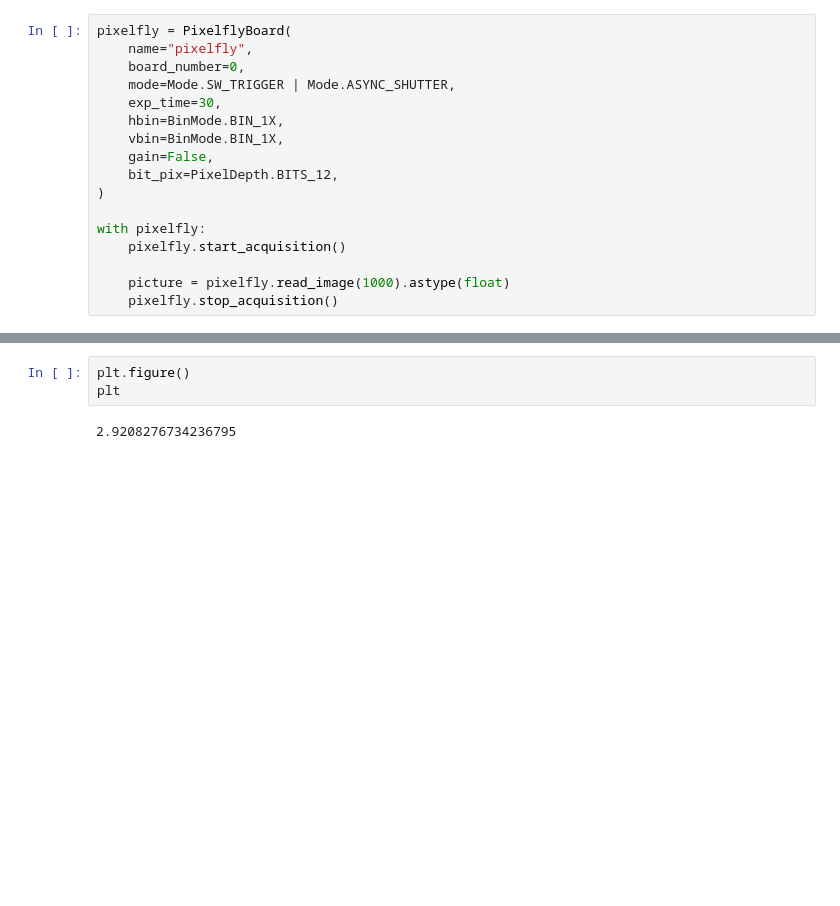
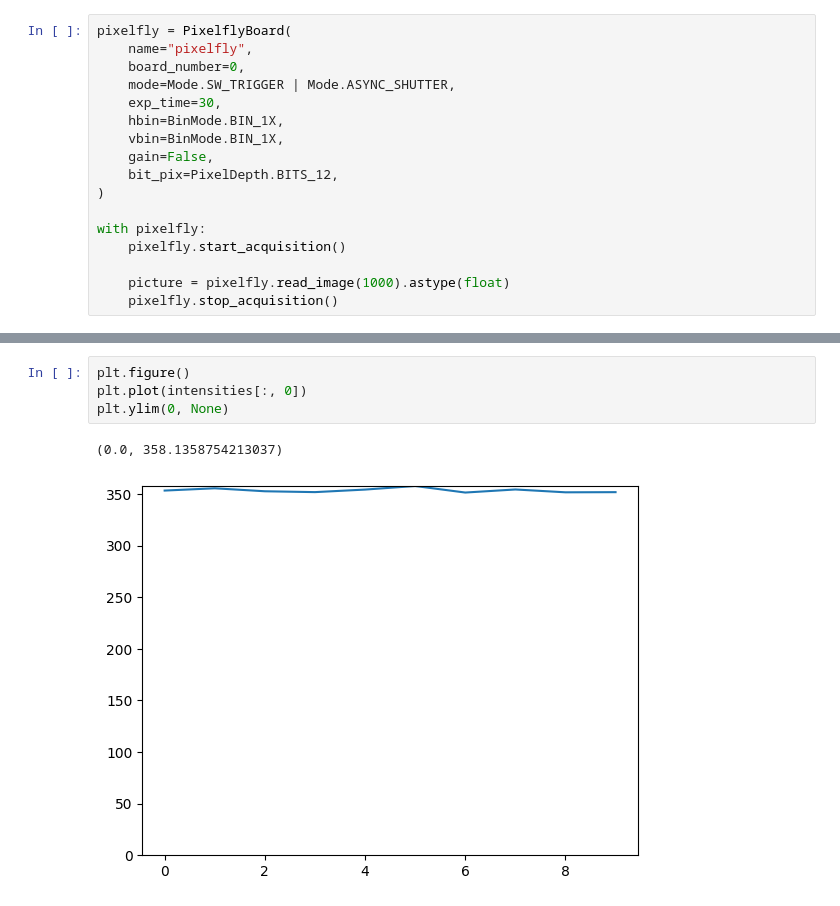
Before and after one commit to light-scattering-iogs/caqtus, a Jupyter notebook: devices/tweezer_arranger/aod_tweezer_arranger.utilities/aod_tweezer_arranger/utilities/homogenize.ipynb, the cells around one changed output, grey strips where cells are left out. Drawn from its saved outputs; the diff is of its cells as text; blank space fills up the shorter version.

```diff
--- a/devices/tweezer_arranger/aod_tweezer_arranger.utilities/aod_tweezer_arranger/utilities/homogenize.ipynb
+++ b/devices/tweezer_arranger/aod_tweezer_arranger.utilities/aod_tweezer_arranger/utilities/homogenize.ipynb
@@ -45,8 +45,10 @@ intensities = m.compute_intensity_matrix(picture)
 # %%
 plt.figure()
-plt
+plt.plot(intensities[:, 0])
+plt.ylim(0, None)
 # %% [output]
-2.9208276734236795
+(0.0, 358.1358754213037)
+[figure, added]
 # %%
 plt.figure()
 plt.imshow(intensities.T[::, ::] / np.mean(intensities), origin="lower")
```
Also changed, not shown: parts of 8 cells of this notebook, 3 other files.
